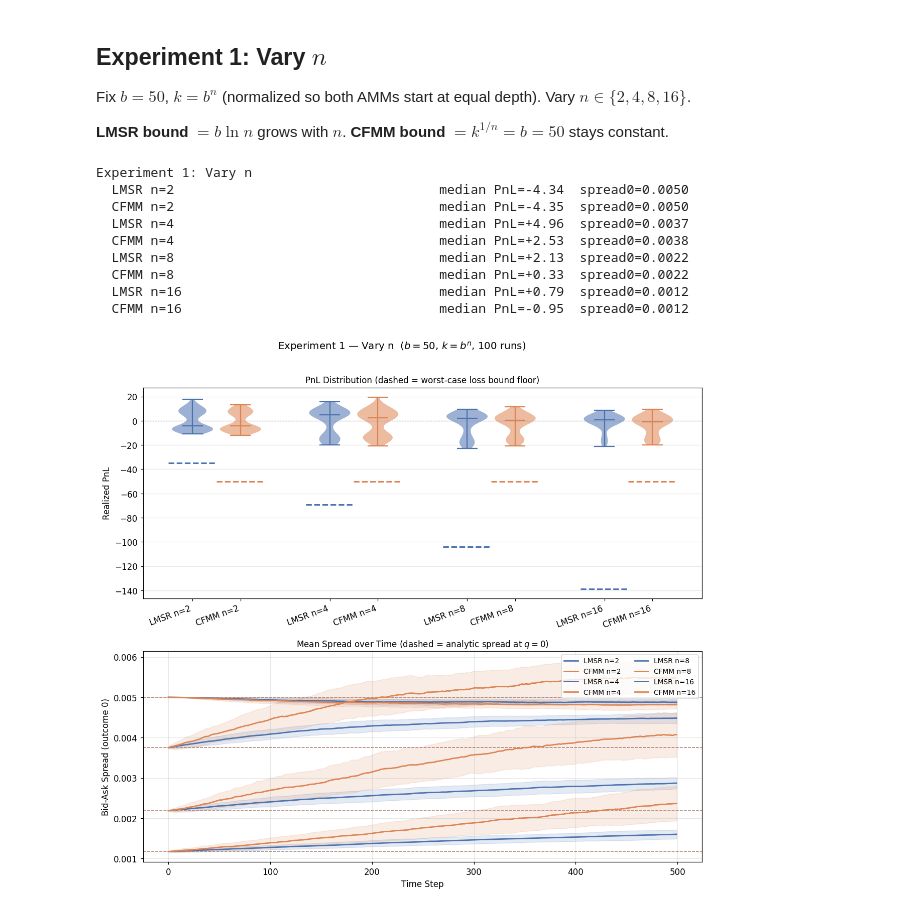
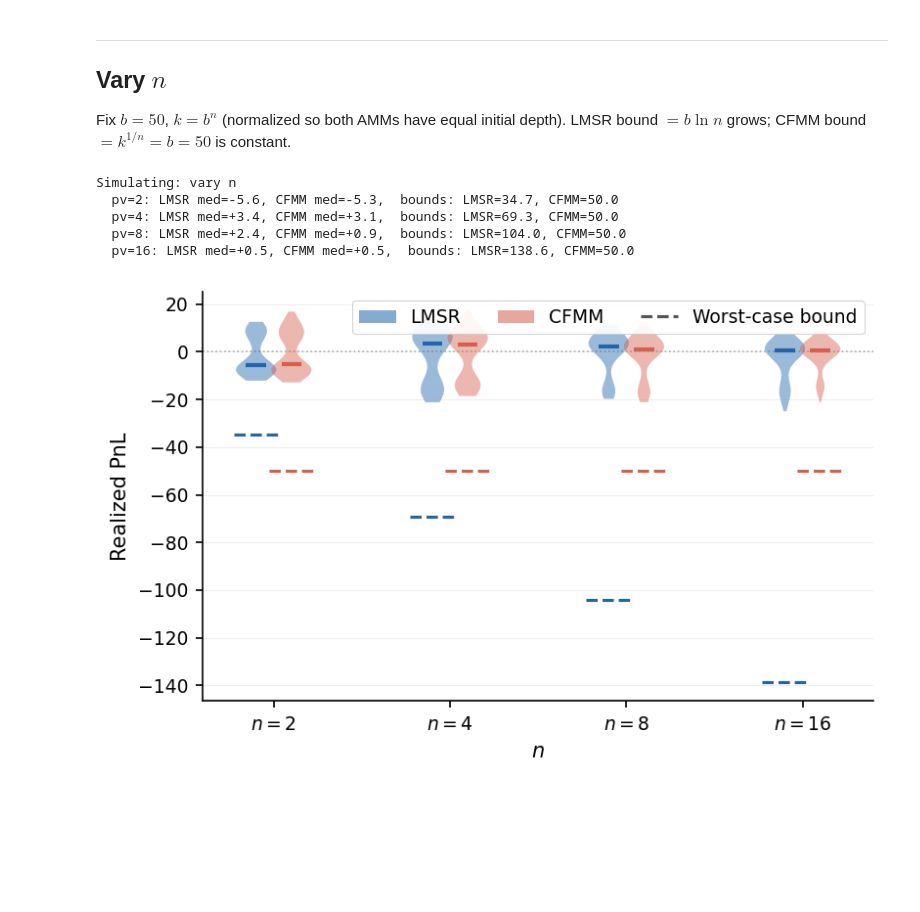
Before and after one commit to abil-nrg/automated-market-maker-comparison-study, a Jupyter notebook: ParameterStudy.ipynb, the cells around one changed output. Cells and saved outputs as stored; diff of their text form; code cells hidden in the pictures; blank space fills up the shorter version.

Commit message:
fix: refine experiment images for paper

```diff
--- a/ParameterStudy.ipynb
+++ b/ParameterStudy.ipynb
@@ -128,50 +164,32 @@ Setup complete.
 # %% [markdown]
-## Experiment 1: Vary $n$
+---
+## Vary $n$
 
-Fix $b=50$, $k=b^n$ (normalized so both AMMs start at equal depth). Vary $n \in \{2,4,8,16\}$.
-
-**LMSR bound** $= b\ln n$ grows with $n$. **CFMM bound** $= k^{1/n} = b = 50$ stays constant.
+Fix $b=50$, $k=b^n$ (normalized so both AMMs have equal initial depth). LMSR bound $= b\ln n$ grows; CFMM bound $= k^{1/n} = b = 50$ is constant.
-# %%
-B1 = 50
-N_VALS = [2, 4, 8, 16]
-
-print('Experiment 1: Vary n')
-configs1 = []
-x = 0
-for n in N_VALS:
-    k = B1 ** n
-    configs1.append(dict(
-        amm_cls=LMSR, amm_kw={'b': B1}, n=n,
-        label=f'LMSR n={n}', color=COLOR_LMSR,
-        pnl_floor=B1 * np.log(n)
-    ))
-    configs1.append(dict(
-        amm_cls=CFMM, amm_kw={'k_constant': k}, n=n,
-        label=f'CFMM n={n}', color=COLOR_CFMM,
-        pnl_floor=float(B1)  # k^(1/n) = b
-    ))
-
-raw1 = run_configs(configs1)
-
-# Build ordered results list for plotting
-results1 = []
-x = 0
-for n in N_VALS:
-    results1.append((f'LMSR n={n}', raw1[f'LMSR n={n}'], x))
-    results1.append((f'CFMM n={n}', raw1[f'CFMM n={n}'], x + 0.7))
-    x += 2.0
-
-plot_experiment(results1,
-                f'Experiment 1 — Vary n  ($b={B1}$, $k=b^n$, {N_RUNS} runs)',
-                'fig_study_vary_n.png')
-# %% [output]
-Experiment 1: Vary n
-  LMSR n=2                                  median PnL=-4.34  spread0=0.0050
-  CFMM n=2                                  median PnL=-4.35  spread0=0.0050
-  LMSR n=4                                  median PnL=+4.96  spread0=0.0037
-  CFMM n=4                                  median PnL=+2.53  spread0=0.0038
-  LMSR n=8                                  median PnL=+2.13  spread0=0.0022
-  CFMM n=8                                  median PnL=+0.33  spread0=0.0022
-  LMSR n=16                                 median PnL=+0.79  spread0=0.0012
-  CFMM n=16                                 median PnL=-0.95  spread0=0.0012
-[figure, removed]
+# %%
+N_VALS = [2, 4, 8, 16]
+B1 = 50
+print('Simulating: vary n')
+data1 = run_experiment(
+    N_VALS,
+    make_lmsr  = lambda n: LMSR(n, b=B1),
+    make_cfmm  = lambda n: CFMM(n, k_constant=B1**n),
+    n_fn       = lambda n: n,
+    lmsr_bound = lambda n: B1 * np.log(n),
+    cfmm_bound = lambda n: float(B1),
+)
+# %% [output]
+Simulating: vary n
+  pv=2: LMSR med=-5.6, CFMM med=-5.3,  bounds: LMSR=34.7, CFMM=50.0
+  pv=4: LMSR med=+3.4, CFMM med=+3.1,  bounds: LMSR=69.3, CFMM=50.0
+  pv=8: LMSR med=+2.4, CFMM med=+0.9,  bounds: LMSR=104.0, CFMM=50.0
+  pv=16: LMSR med=+0.5, CFMM med=+0.5,  bounds: LMSR=138.6, CFMM=50.0
+# %%
+plot_pnl_paired(
+    data1, N_VALS,
+    tick_labels=[f'$n={n}$' for n in N_VALS],
+    x_label='$n$',
+    save_name='pnl_vary_n',
+)
+# %% [output]
+[figure, added]
```
Also changed, not shown: parts of 14 cells of this notebook, 6 other files.
